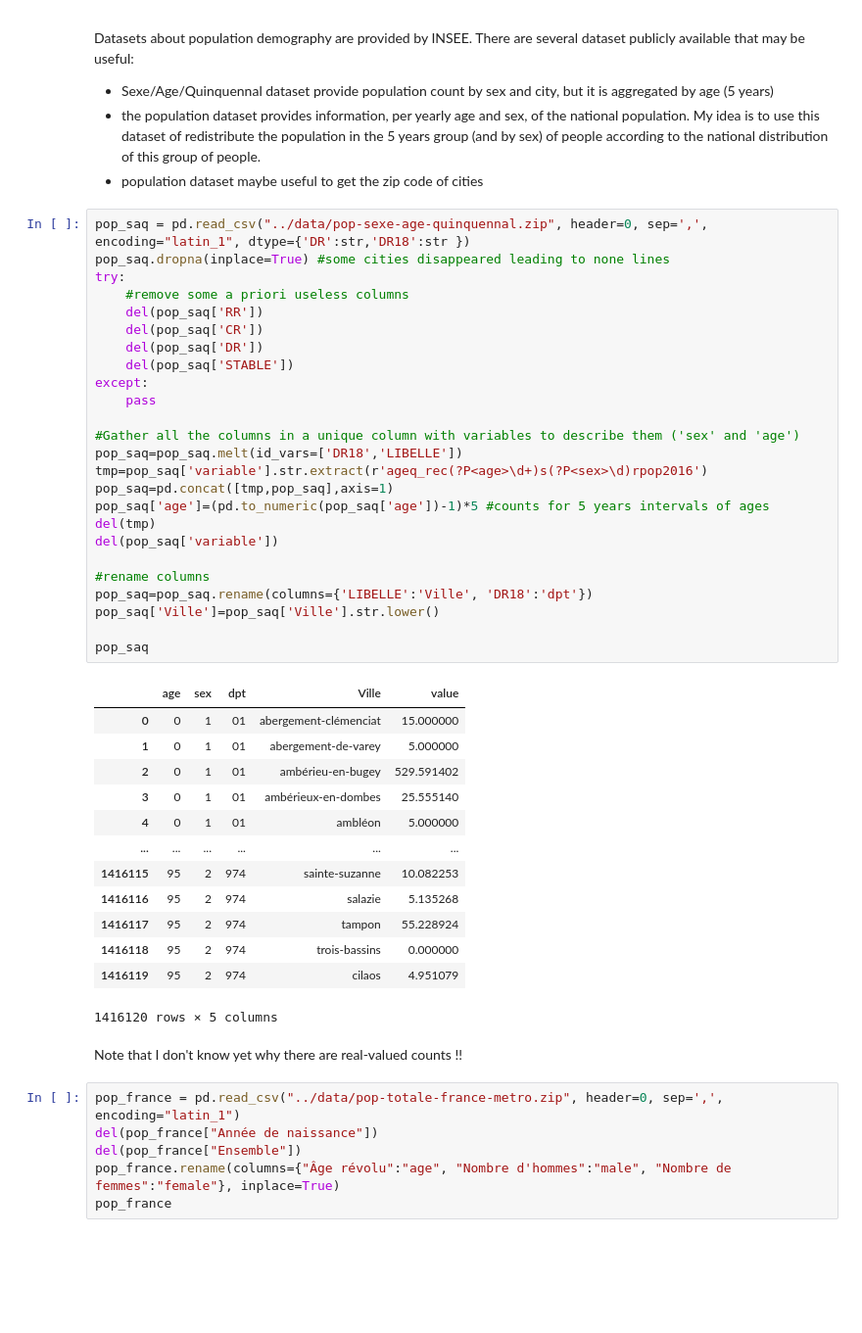
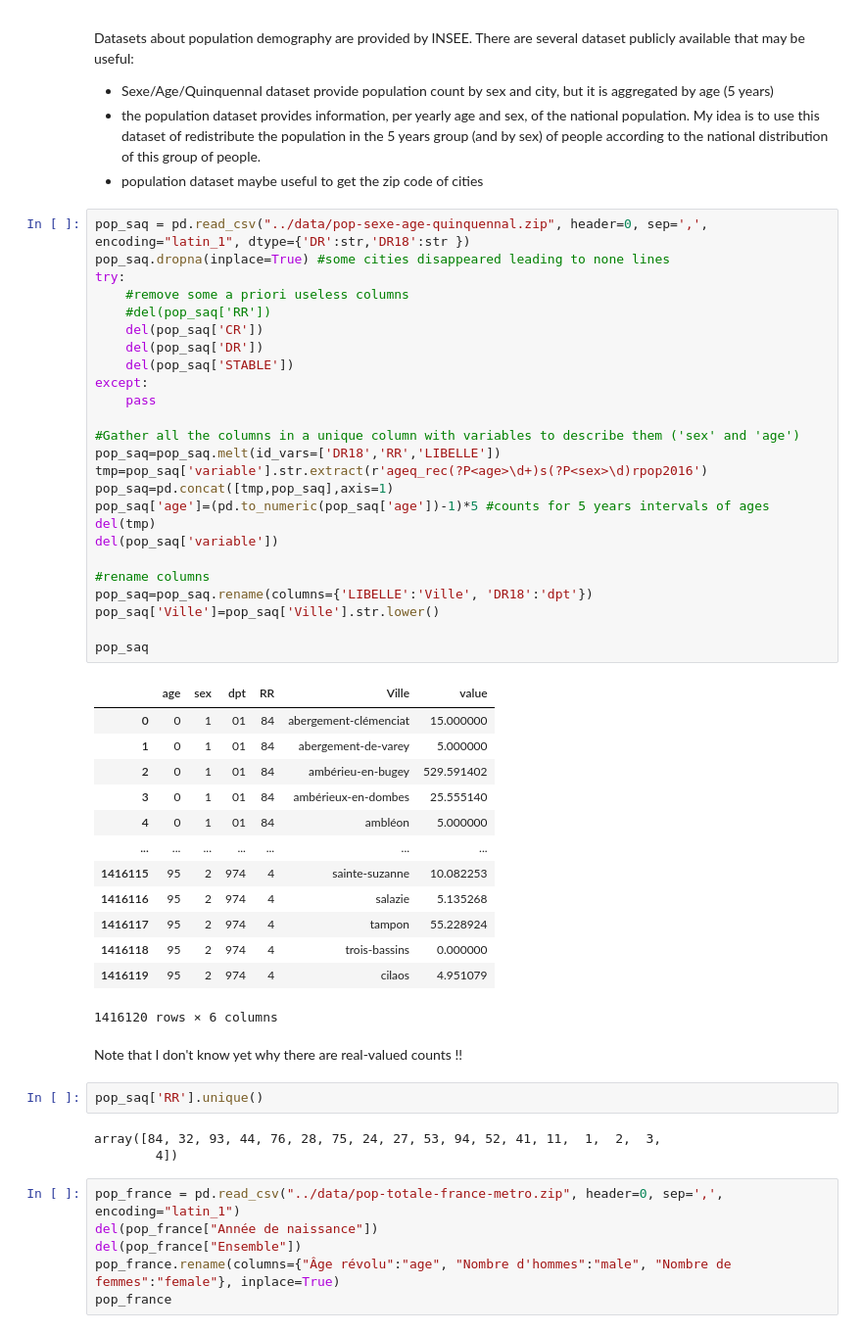
Before and after one commit to tguyet/medtrajectory_datagen, a Jupyter notebook: Data_Analysis/Public_Data_Explo.ipynb, the cells around one changed output. Shown at 98% size. Drawn from its saved outputs; the diff is of its cells as text; blank space fills up the shorter version.

```diff
--- a/Data_Analysis/Public_Data_Explo.ipynb
+++ b/Data_Analysis/Public_Data_Explo.ipynb
@@ -170,44 +191,49 @@ There are several dataset publicly available that may be useful:
 # %%
 pop_saq = pd.read_csv("../data/pop-sexe-age-quinquennal.zip", header=0, sep=',', encoding="latin_1", dtype={'DR':str,'DR18':str })
 pop_saq.dropna(inplace=True) #some cities disappeared leading to none lines
 try:
     #remove some a priori useless columns
-    del(pop_saq['RR'])
+    #del(pop_saq['RR'])
     del(pop_saq['CR'])
     del(pop_saq['DR'])
     del(pop_saq['STABLE'])
 except:
     pass
 
 #Gather all the columns in a unique column with variables to describe them ('sex' and 'age')
-pop_saq=pop_saq.melt(id_vars=['DR18','LIBELLE'])
+pop_saq=pop_saq.melt(id_vars=['DR18','RR','LIBELLE'])
 tmp=pop_saq['variable'].str.extract(r'ageq_rec(?P<age>\d+)s(?P<sex>\d)rpop2016')
 pop_saq=pd.concat([tmp,pop_saq],axis=1)
 pop_saq['age']=(pd.to_numeric(pop_saq['age'])-1)*5 #counts for 5 years intervals of ages
 del(tmp)
 del(pop_saq['variable'])
 
 #rename columns
 pop_saq=pop_saq.rename(columns={'LIBELLE':'Ville', 'DR18':'dpt'})
 pop_saq['Ville']=pop_saq['Ville'].str.lower()
 
 pop_saq
 # %% [output]
-|  | age | sex | dpt | Ville | value |
-| 0 | 0 | 1 | 01 | abergement-clémenciat | 15.000000 |
-| 1 | 0 | 1 | 01 | abergement-de-varey | 5.000000 |
-| 2 | 0 | 1 | 01 | ambérieu-en-bugey | 529.591402 |
-| 3 | 0 | 1 | 01 | ambérieux-en-dombes | 25.555140 |
-| 4 | 0 | 1 | 01 | ambléon | 5.000000 |
-| ... | ... | ... | ... | ... | ... |
-| 1416115 | 95 | 2 | 974 | sainte-suzanne | 10.082253 |
-| 1416116 | 95 | 2 | 974 | salazie | 5.135268 |
-| 1416117 | 95 | 2 | 974 | tampon | 55.228924 |
-| 1416118 | 95 | 2 | 974 | trois-bassins | 0.000000 |
-| 1416119 | 95 | 2 | 974 | cilaos | 4.951079 |
+|  | age | sex | dpt | RR | Ville | value |
+| 0 | 0 | 1 | 01 | 84 | abergement-clémenciat | 15.000000 |
+| 1 | 0 | 1 | 01 | 84 | abergement-de-varey | 5.000000 |
+| 2 | 0 | 1 | 01 | 84 | ambérieu-en-bugey | 529.591402 |
+| 3 | 0 | 1 | 01 | 84 | ambérieux-en-dombes | 25.555140 |
+| 4 | 0 | 1 | 01 | 84 | ambléon | 5.000000 |
+| ... | ... | ... | ... | ... | ... | ... |
+| 1416115 | 95 | 2 | 974 | 4 | sainte-suzanne | 10.082253 |
+| 1416116 | 95 | 2 | 974 | 4 | salazie | 5.135268 |
+| 1416117 | 95 | 2 | 974 | 4 | tampon | 55.228924 |
+| 1416118 | 95 | 2 | 974 | 4 | trois-bassins | 0.000000 |
+| 1416119 | 95 | 2 | 974 | 4 | cilaos | 4.951079 |
-1416120 rows × 5 columns
+1416120 rows × 6 columns
 # %% [markdown]
 Note that I don't know yet why there are real-valued counts !!
+# %%
+pop_saq['RR'].unique()
+# %% [output]
+array([84, 32, 93, 44, 76, 28, 75, 24, 27, 53, 94, 52, 41, 11,  1,  2,  3,
+        4])
 # %%
 pop_france = pd.read_csv("../data/pop-totale-france-metro.zip", header=0, sep=',', encoding="latin_1")
 del(pop_france["Année de naissance"])
```
Also changed, not shown: parts of 30 cells of this notebook, 4 other files.
